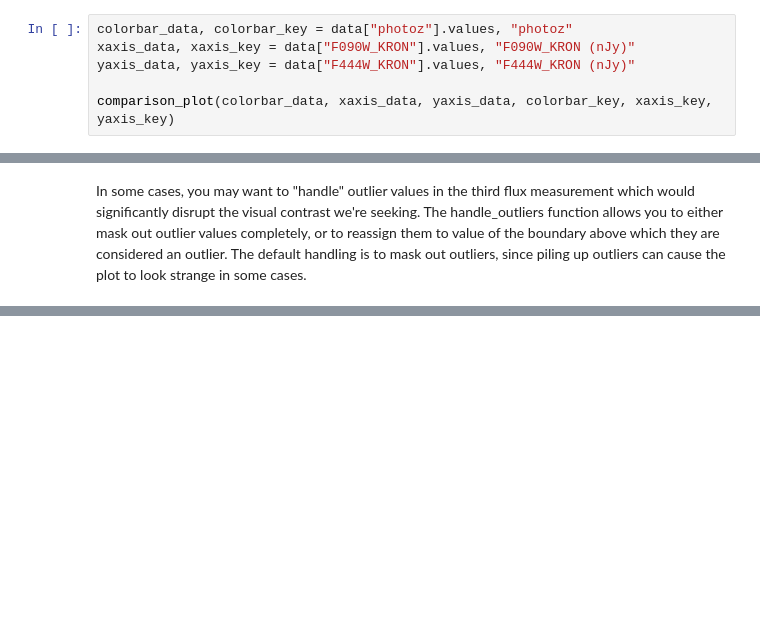
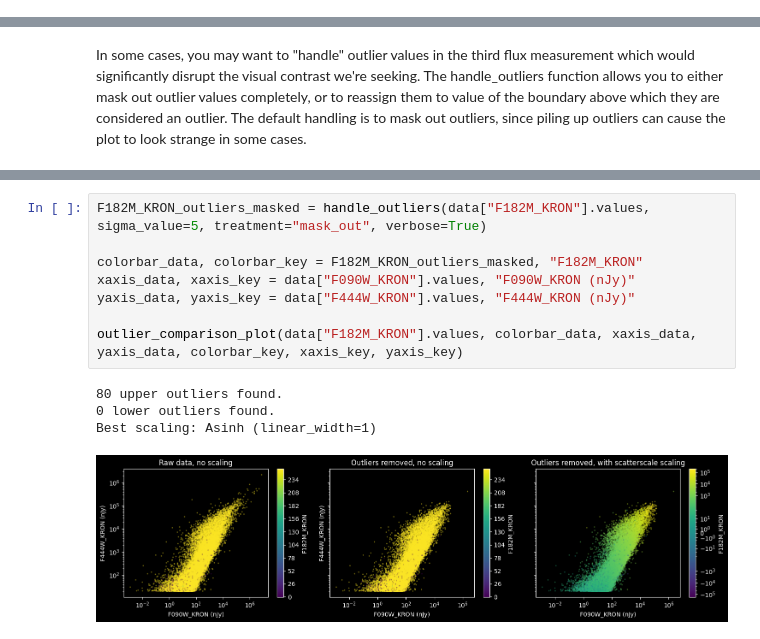
Before and after one commit to juliana-karp/scatterscale, a Jupyter notebook: docs/tutorials/full_demo.ipynb, the cells around one changed output, grey strips where cells are left out. Drawn from its saved outputs; the diff is of its cells as text; blank space fills up the shorter version.

Commit message:
added outliers to demo notebook

```diff
--- a/docs/tutorials/full_demo.ipynb
+++ b/docs/tutorials/full_demo.ipynb
@@ -98,9 +107,3 @@ comparison_plot(colorbar_data, xaxis_data, yaxis_data, colorbar_key, xaxis_key,
 # %% [output]
 Best scaling: No normalization
 [figure]
-# %%
-colorbar_data, colorbar_key = data["photoz"].values, "photoz"
-xaxis_data, xaxis_key = data["F090W_KRON"].values, "F090W_KRON (nJy)"
-yaxis_data, yaxis_key = data["F444W_KRON"].values, "F444W_KRON (nJy)"
-
-comparison_plot(colorbar_data, xaxis_data, yaxis_data, colorbar_key, xaxis_key, yaxis_key)
@@ -118,0 +158,13 @@ data_outliers_masked = handle_outliers(data["F444W_KRON"].values, sigma_value=10
+# %%
+F182M_KRON_outliers_masked = handle_outliers(data["F182M_KRON"].values, sigma_value=5, treatment="mask_out", verbose=True)
+
+colorbar_data, colorbar_key = F182M_KRON_outliers_masked, "F182M_KRON"
+xaxis_data, xaxis_key = data["F090W_KRON"].values, "F090W_KRON (nJy)"
+yaxis_data, yaxis_key = data["F444W_KRON"].values, "F444W_KRON (nJy)"
+
+outlier_comparison_plot(data["F182M_KRON"].values, colorbar_data, xaxis_data, yaxis_data, colorbar_key, xaxis_key, yaxis_key)
+# %% [output]
+80 upper outliers found.
+0 lower outliers found.
+Best scaling: Asinh (linear_width=1)
+[figure, added]
```
Also changed, not shown: parts of 5 cells of this notebook, 1 other file.
